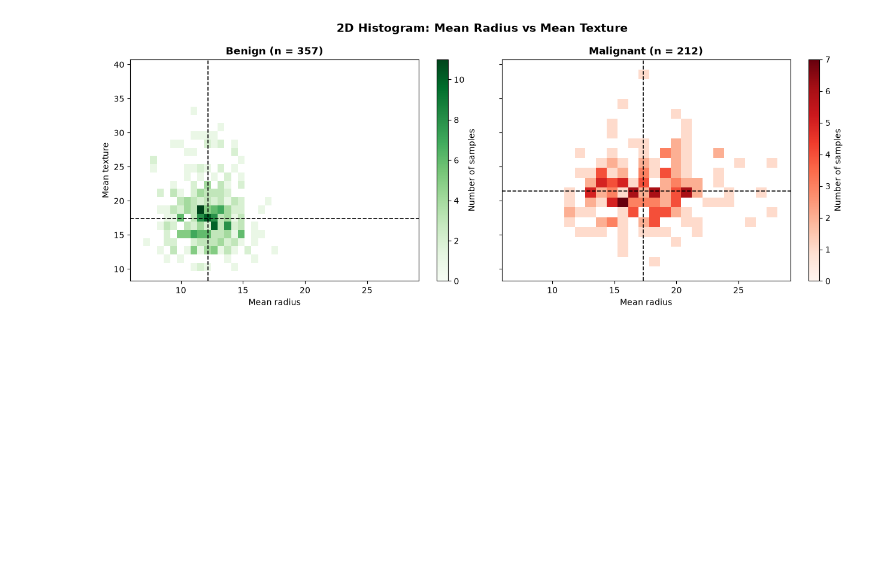
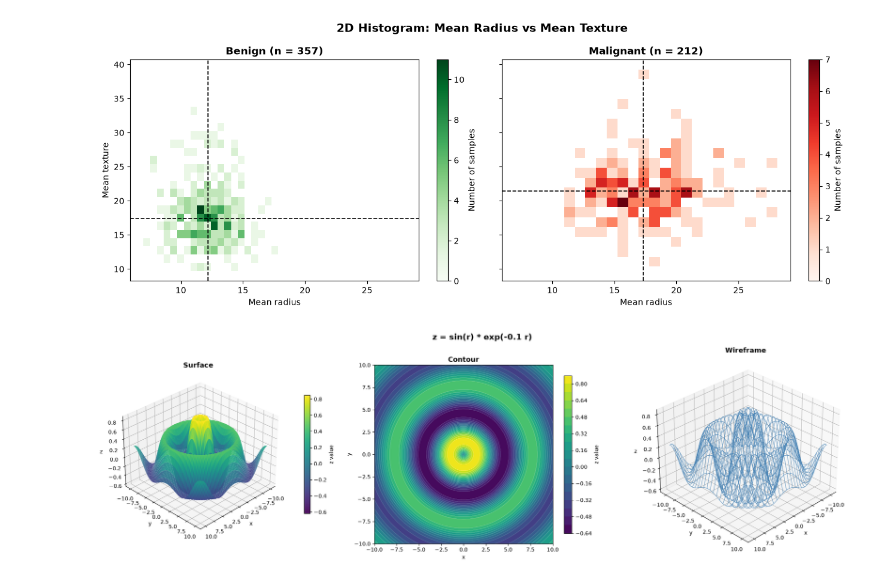
Before and after one commit to ItsUgesh/data-visualization, a Jupyter notebook: lesson-3.ipynb, the cells around one changed output. Drawn from its saved outputs; the diff is of its cells as text; code cells hidden in the pictures; blank space fills up the shorter version.

Commit message:
Add combined 3D visualization of z = f(x, y)
- Defined a reusable f(x, y) evaluated on a 200x200 meshgrid
- Combined surface, contour and wireframe plots in one figure
- Added colourbars and a fixed viewing angle for readability

```diff
--- a/lesson-3.ipynb
+++ b/lesson-3.ipynb
@@ -334,3 +334,44 @@ plt.show()
 #   the stronger separating feature.
 # %% [output]
 [figure]
+# %%
+import numpy as np
+import matplotlib.pyplot as plt
+
+def f(x, y):
+    r = np.sqrt(x**2 + y**2)
+    return np.sin(r) * np.exp(-0.1 * r)
+
+x = np.linspace(-10, 10, 200)
+y = np.linspace(-10, 10, 200)
+X, Y = np.meshgrid(x, y)
+Z = f(X, Y)
+
+fig = plt.figure(figsize=(20, 6))
+
+ax1 = fig.add_subplot(1, 3, 1, projection='3d')
+surf = ax1.plot_surface(X, Y, Z, cmap='viridis', edgecolor='none', alpha=0.95)
+ax1.set_title('Surface', fontsize=13, fontweight='bold')
+ax1.set_xlabel('x'); ax1.set_ylabel('y'); ax1.set_zlabel('z')
+ax1.view_init(elev=30, azim=45)
+fig.colorbar(surf, ax=ax1, shrink=0.6, pad=0.1, label='z value')
+
+ax2 = fig.add_subplot(1, 3, 2)
+cf = ax2.contourf(X, Y, Z, levels=20, cmap='viridis')
+ax2.contour(X, Y, Z, levels=20, colors='white', linewidths=0.3, alpha=0.6)
+ax2.set_title('Contour', fontsize=13, fontweight='bold')
+ax2.set_xlabel('x'); ax2.set_ylabel('y')
+ax2.set_aspect('equal')
+fig.colorbar(cf, ax=ax2, shrink=0.8, label='z value')
+
+ax3 = fig.add_subplot(1, 3, 3, projection='3d')
+ax3.plot_wireframe(X, Y, Z, rstride=8, cstride=8, color='steelblue', linewidth=0.7)
+ax3.set_title('Wireframe', fontsize=13, fontweight='bold')
+ax3.set_xlabel('x'); ax3.set_ylabel('y'); ax3.set_zlabel('z')
+ax3.view_init(elev=30, azim=45)
+
+plt.suptitle('z = sin(r) * exp(-0.1 r)', fontsize=15, fontweight='bold')
+plt.tight_layout()
+plt.show()
+# %% [output]
+[figure, added]
```
